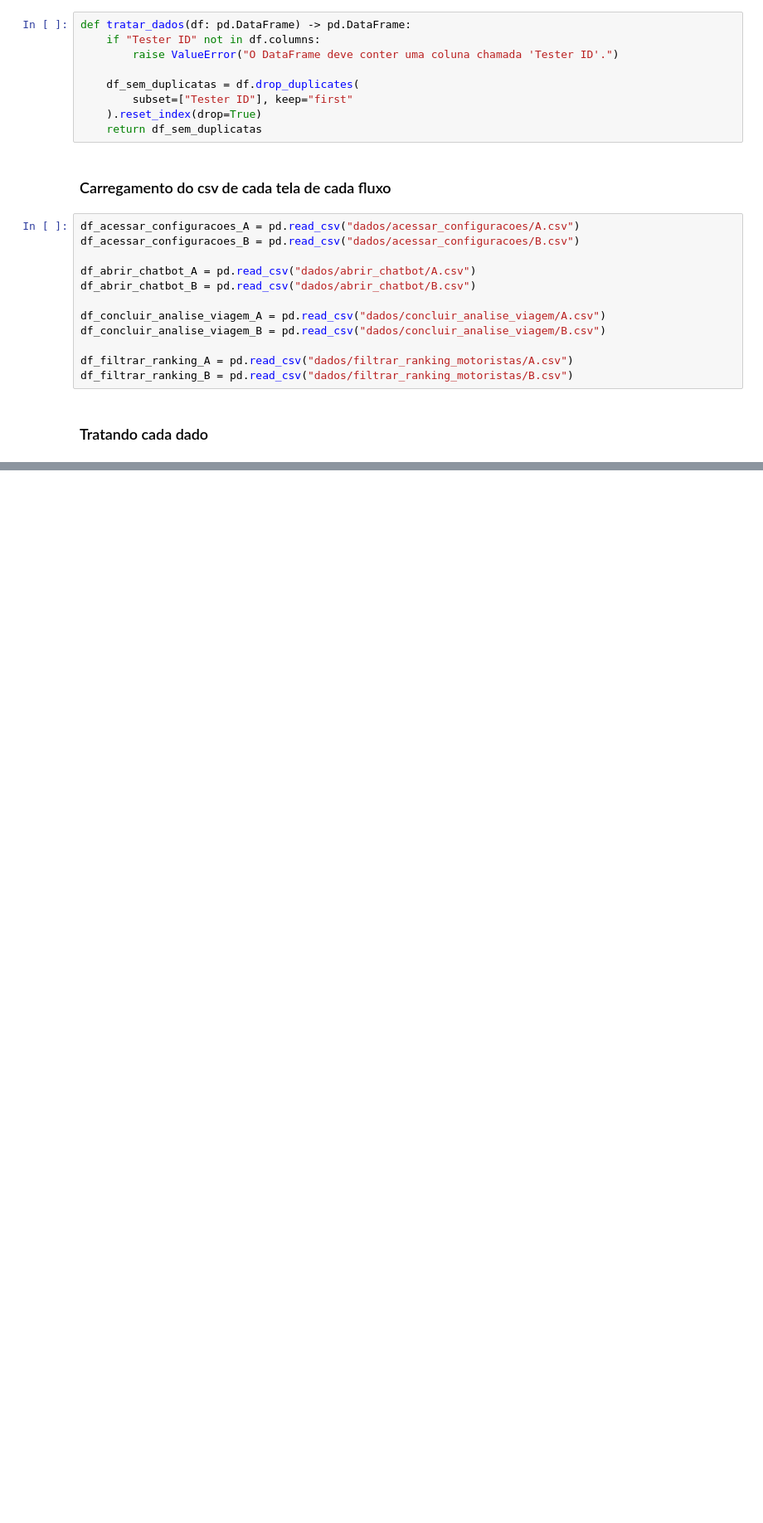
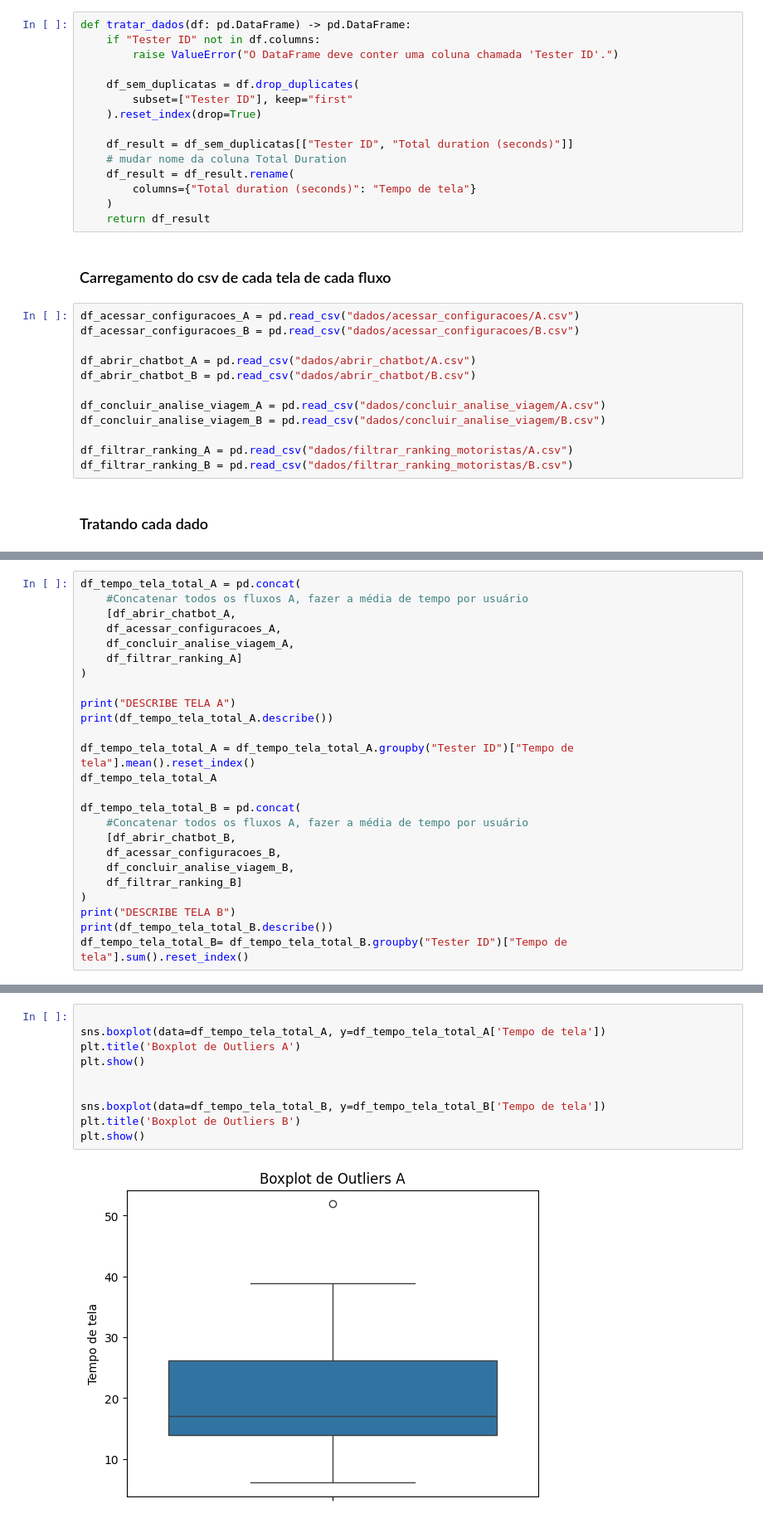
Before and after one commit to Ei-Truck/Teste-AB, a Jupyter notebook: teste_AB.ipynb, the cells around one changed output, grey strips where cells are left out. Shown: that part at 83% size. Cells and saved outputs as stored; diff of their text form; blank space fills up the shorter version.

```diff
--- a/teste_AB.ipynb
+++ b/teste_AB.ipynb
@@ -18,7 +25,13 @@ def tratar_dados(df: pd.DataFrame) -> pd.DataFrame:
     df_sem_duplicatas = df.drop_duplicates(
         subset=["Tester ID"], keep="first"
     ).reset_index(drop=True)
-    return df_sem_duplicatas
+
+    df_result = df_sem_duplicatas[["Tester ID", "Total duration (seconds)"]]
+    # mudar nome da coluna Total Duration
+    df_result = df_result.rename(
+        columns={"Total duration (seconds)": "Tempo de tela"}
+    )
+    return df_result
 # %% [markdown]
 ### Carregamento do csv de cada tela de cada fluxo
 # %%
@@ -49,0 +85,25 @@ df_filtrar_ranking_B = tratar_dados(df_filtrar_ranking_B)
+# %%
+df_tempo_tela_total_A = pd.concat(
+    #Concatenar todos os fluxos A, fazer a média de tempo por usuário
+    [df_abrir_chatbot_A,
+    df_acessar_configuracoes_A,
+    df_concluir_analise_viagem_A,
+    df_filtrar_ranking_A]
+)
+
+print("DESCRIBE TELA A")
+print(df_tempo_tela_total_A.describe())
+
+df_tempo_tela_total_A = df_tempo_tela_total_A.groupby("Tester ID")["Tempo de tela"].mean().reset_index()
+df_tempo_tela_total_A
+
+df_tempo_tela_total_B = pd.concat(
+    #Concatenar todos os fluxos A, fazer a média de tempo por usuário
+    [df_abrir_chatbot_B,
+    df_acessar_configuracoes_B,
+    df_concluir_analise_viagem_B,
+    df_filtrar_ranking_B]
+)
+print("DESCRIBE TELA B")
+print(df_tempo_tela_total_B.describe())
+df_tempo_tela_total_B= df_tempo_tela_total_B.groupby("Tester ID")["Tempo de tela"].sum().reset_index()
@@ -49,0 +133,12 @@ df_filtrar_ranking_B = tratar_dados(df_filtrar_ranking_B)
+# %%
+
+sns.boxplot(data=df_tempo_tela_total_A, y=df_tempo_tela_total_A['Tempo de tela'])
+plt.title('Boxplot de Outliers A')
+plt.show()
+
+
+sns.boxplot(data=df_tempo_tela_total_B, y=df_tempo_tela_total_B['Tempo de tela'])
+plt.title('Boxplot de Outliers B')
+plt.show()
+# %% [output]
+[figure, added]
```
Also changed, not shown: parts of 30 cells of this notebook.
